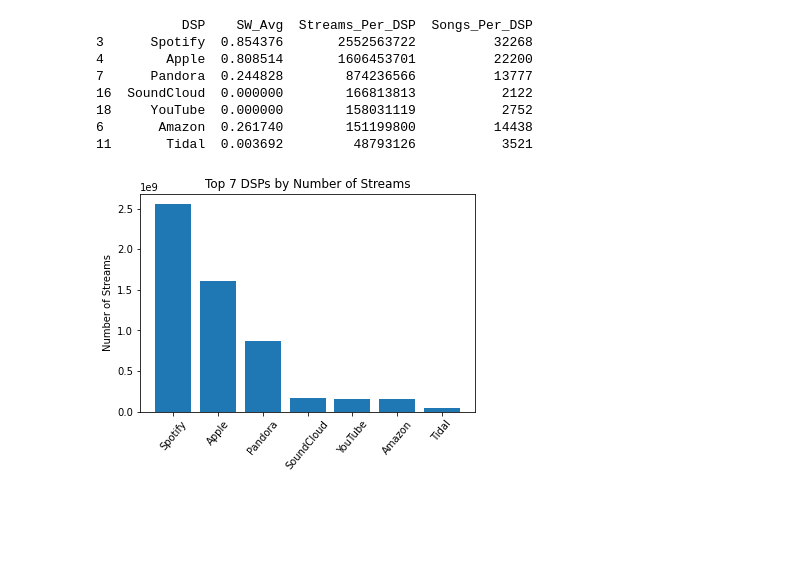
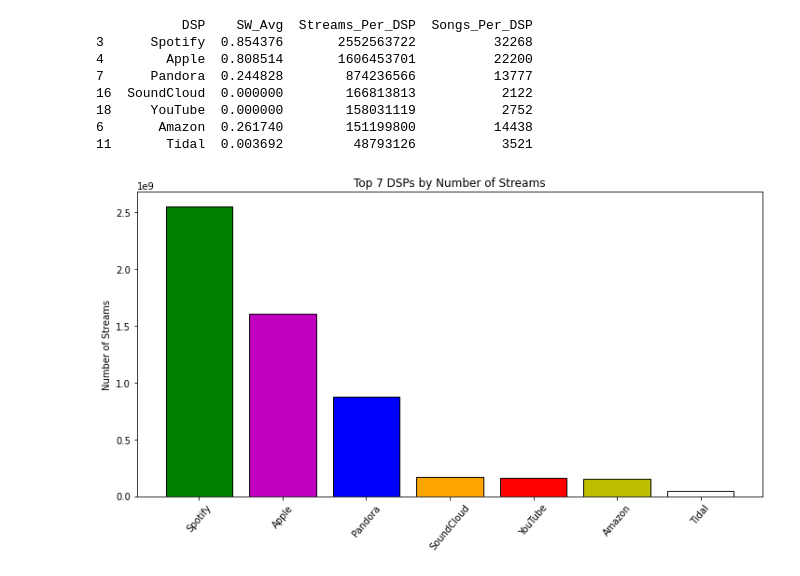
Before and after one commit to NSS-Data-Analytics-Cohort-6/mlc-project-nan-nagini, a Jupyter notebook: Notebooks/MLC_Dataset.ipynb, the cells around one changed output. Cells and saved outputs as stored; diff of their text form; code cells hidden in the pictures; blank space fills up the shorter version.

```diff
--- a/Notebooks/MLC_Dataset.ipynb
+++ b/Notebooks/MLC_Dataset.ipynb
@@ -602,8 +599,8 @@ print(DSP_df2)
 5              Recisio  0.545455               29             22
 0   Classical Archives  1.000000               20              2
 # %%
-# Let's make a df of the top 5 rows from above
-top_7 = DSP_df2.iloc[:7]
+# Plot top 7 by Streams
+top_7 = DSP_df2.head(7)
 print(top_7)
 # %% [output]
            DSP    SW_Avg  Streams_Per_DSP  Songs_Per_DSP
@@ -615,10 +612,10 @@ print(top_7)
 6       Amazon  0.261740        151199800          14438
 11       Tidal  0.003692         48793126           3521
 # %%
-# Plot top 5 by Streams
-plt.bar(top_7.DSP, top_7.Streams_Per_DSP)
+plt.figure(figsize=(12, 6))
+plt.bar(top_7.DSP, top_7.Streams_Per_DSP,color=['g', 'm', 'b', 'orange', 'r', 'y', '1'], edgecolor='black')
+plt.ylabel('Number of Streams') # Number of Streams times 10^9
 plt.xticks(rotation = 50)
-plt.ylabel('Number of Streams') # Number of Streams times 10^9
 plt.title('Top 7 DSPs by Number of Streams');
 # %% [output]
-[figure, old version]
+[figure, new version]
```
Also changed, not shown: parts of 24 cells of this notebook.
